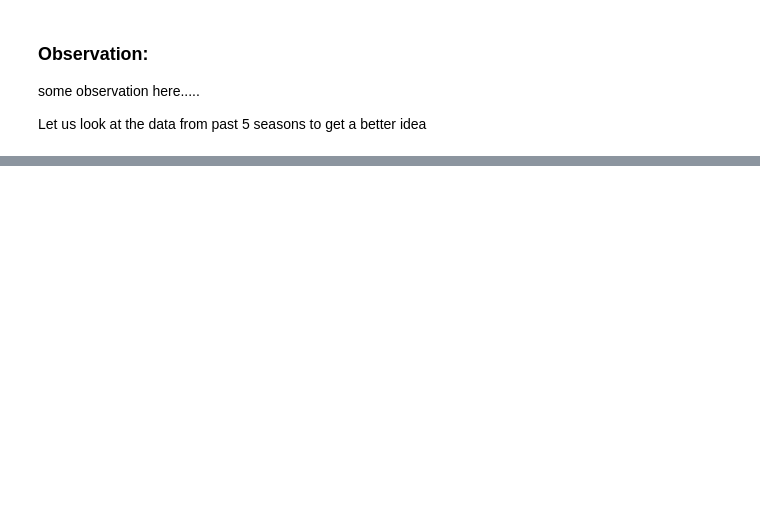
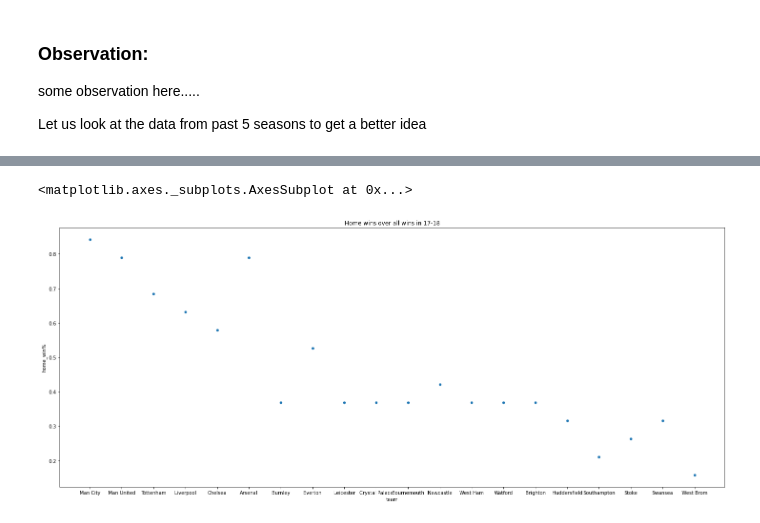
Before and after one commit to vsehgal1/320Final, a Jupyter notebook: 320Final_Project.ipynb, the cells around one changed output, grey strips where cells are left out. Cells and saved outputs as stored; diff of their text form; code cells hidden in the pictures; blank space fills up the shorter version.

```diff
--- a/320Final_Project.ipynb
+++ b/320Final_Project.ipynb
@@ -240,0 +359,7 @@ epl_table1718 = data_to_df(pd.read_csv('17_18_data.csv'))
+# %%
+epl_points1718.plot(x='team', y='home_win%', kind='scatter',
+                    title = 'Home wins over all wins in 17-18',
+               figsize=(25,10))
+# %% [output]
+<matplotlib.axes._subplots.AxesSubplot at 0x...>
+[figure, added]
```
Also changed, not shown: parts of 19 cells of this notebook.
